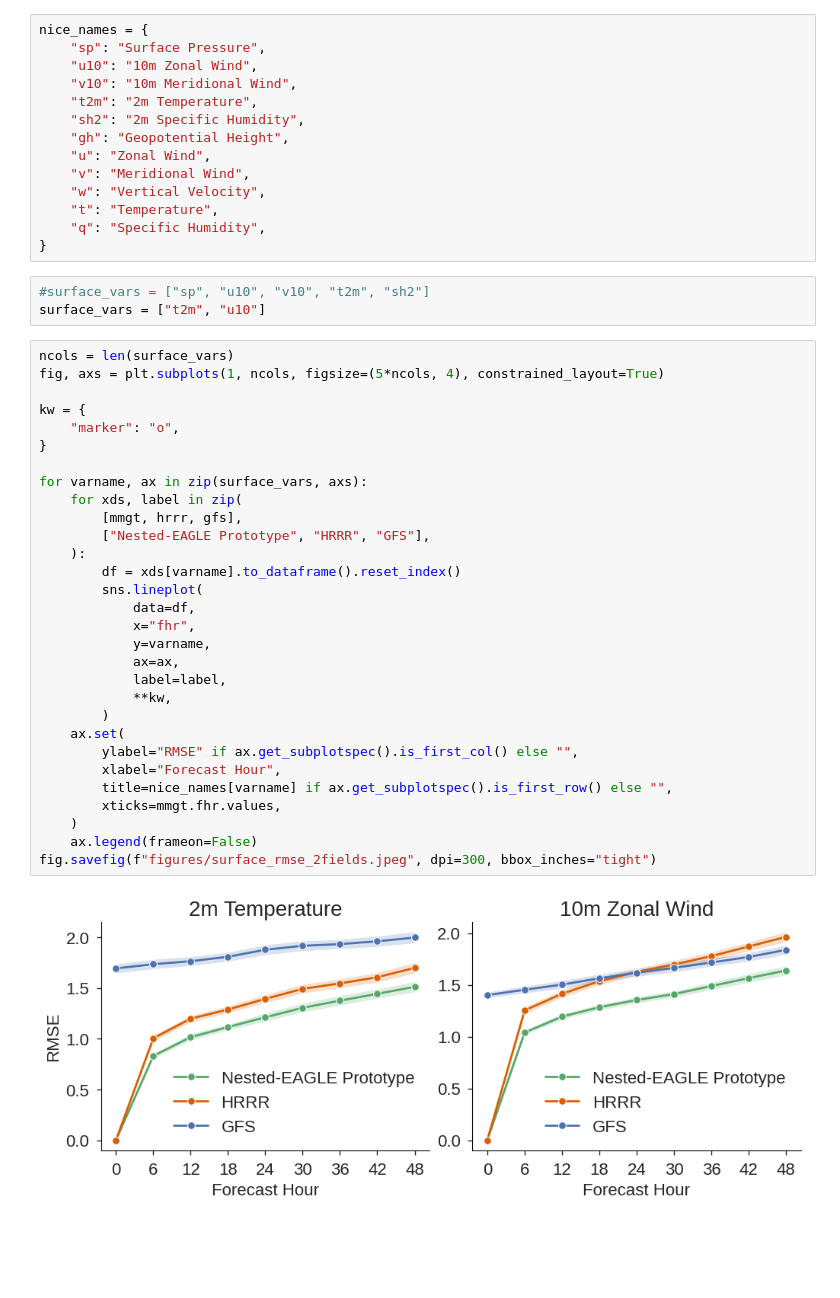
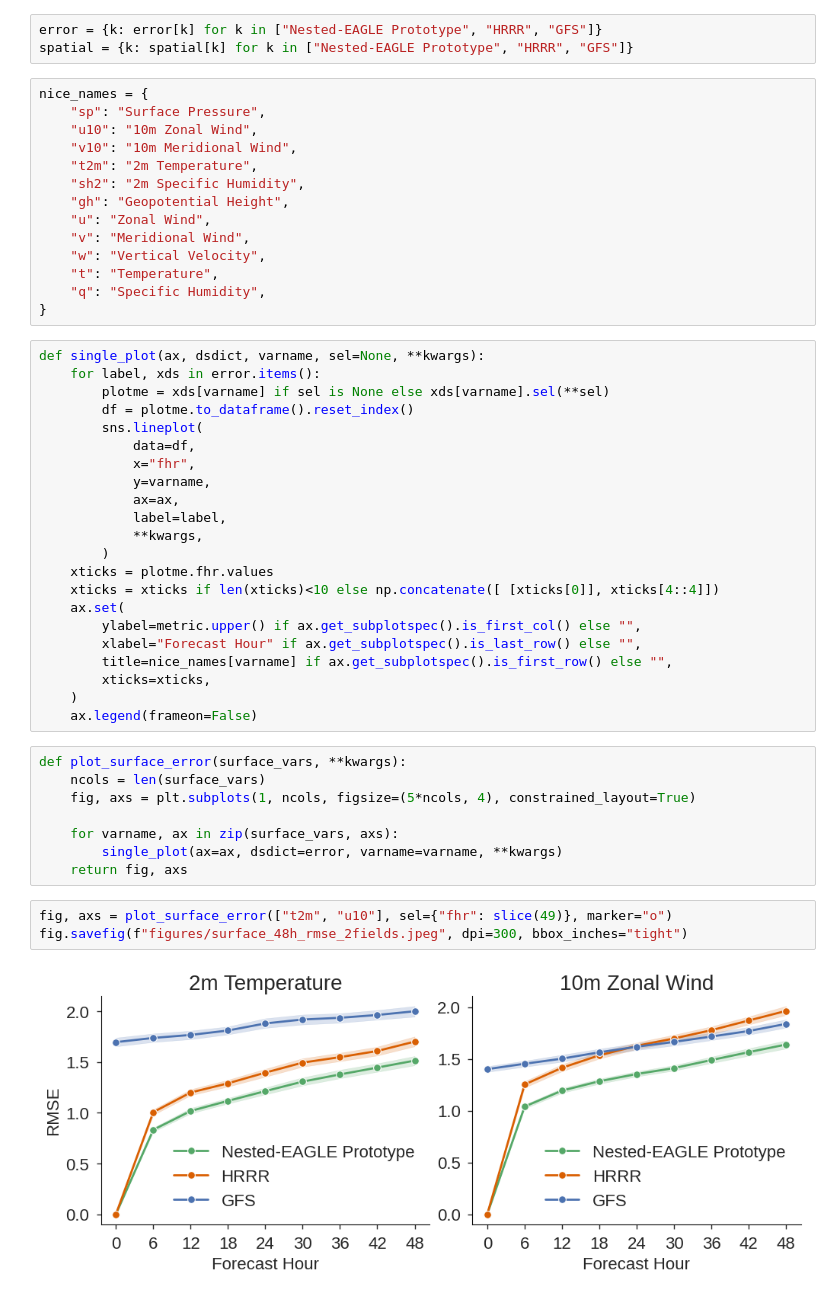
Before and after one commit to timothyas/nested-eagle, a Jupyter notebook: v0/10percent/plot_rmse_vs_baselines.ipynb, the cells around one changed output. Drawn from its saved outputs; the diff is of its cells as text; blank space fills up the shorter version.

Commit message:
error curves vs 10 day

```diff
--- a/v0/10percent/plot_rmse_vs_baselines.ipynb
+++ b/v0/10percent/plot_rmse_vs_baselines.ipynb
@@ -15,3 +27,6 @@ mmgt = mmgt.sel(fhr=slice(48))
+# %%
+error = {k: error[k] for k in ["Nested-EAGLE Prototype", "HRRR", "GFS"]}
+spatial = {k: spatial[k] for k in ["Nested-EAGLE Prototype", "HRRR", "GFS"]}
 # %%
 nice_names = {
     "sp": "Surface Pressure",
@@ -26,38 +41,38 @@ nice_names = {
     "t": "Temperature",
     "q": "Specific Humidity",
 }
-# %%
-#surface_vars = ["sp", "u10", "v10", "t2m", "sh2"]
-surface_vars = ["t2m", "u10"]
-# %%
-ncols = len(surface_vars)
-fig, axs = plt.subplots(1, ncols, figsize=(5*ncols, 4), constrained_layout=True)
-
-kw = {
-    "marker": "o",
-}
-
-for varname, ax in zip(surface_vars, axs):
-    for xds, label in zip(
-        [mmgt, hrrr, gfs],
-        ["Nested-EAGLE Prototype", "HRRR", "GFS"],
-    ):
-        df = xds[varname].to_dataframe().reset_index()
-        sns.lineplot(
-            data=df,
-            x="fhr",
-            y=varname,
-            ax=ax,
-            label=label,
-            **kw,
-        )
-    ax.set(
-        ylabel="RMSE" if ax.get_subplotspec().is_first_col() else "",
-        xlabel="Forecast Hour",
-        title=nice_names[varname] if ax.get_subplotspec().is_first_row() else "",
-        xticks=mmgt.fhr.values,
-    )
-    ax.legend(frameon=False)
-fig.savefig(f"figures/surface_rmse_2fields.jpeg", dpi=300, bbox_inches="tight")
-# %% [output]
-[figure, removed]
+# %%
+def single_plot(ax, dsdict, varname, sel=None, **kwargs):
+    for label, xds in error.items():
+        plotme = xds[varname] if sel is None else xds[varname].sel(**sel)
+        df = plotme.to_dataframe().reset_index()
+        sns.lineplot(
+            data=df,
+            x="fhr",
+            y=varname,
+            ax=ax,
+            label=label,
+            **kwargs,
+        )
+    xticks = plotme.fhr.values
+    xticks = xticks if len(xticks)<10 else np.concatenate([ [xticks[0]], xticks[4::4]])
+    ax.set(
+        ylabel=metric.upper() if ax.get_subplotspec().is_first_col() else "",
+        xlabel="Forecast Hour" if ax.get_subplotspec().is_last_row() else "",
+        title=nice_names[varname] if ax.get_subplotspec().is_first_row() else "",
+        xticks=xticks,
+    )
+    ax.legend(frameon=False)
+# %%
+def plot_surface_error(surface_vars, **kwargs):
+    ncols = len(surface_vars)
+    fig, axs = plt.subplots(1, ncols, figsize=(5*ncols, 4), constrained_layout=True)
+
+    for varname, ax in zip(surface_vars, axs):
+        single_plot(ax=ax, dsdict=error, varname=varname, **kwargs)
+    return fig, axs
+# %%
+fig, axs = plot_surface_error(["t2m", "u10"], sel={"fhr": slice(49)}, marker="o")
+fig.savefig(f"figures/surface_48h_rmse_2fields.jpeg", dpi=300, bbox_inches="tight")
+# %% [output]
+[figure, added]
```
Also changed, not shown: parts of 9 cells of this notebook, 2 other files.
